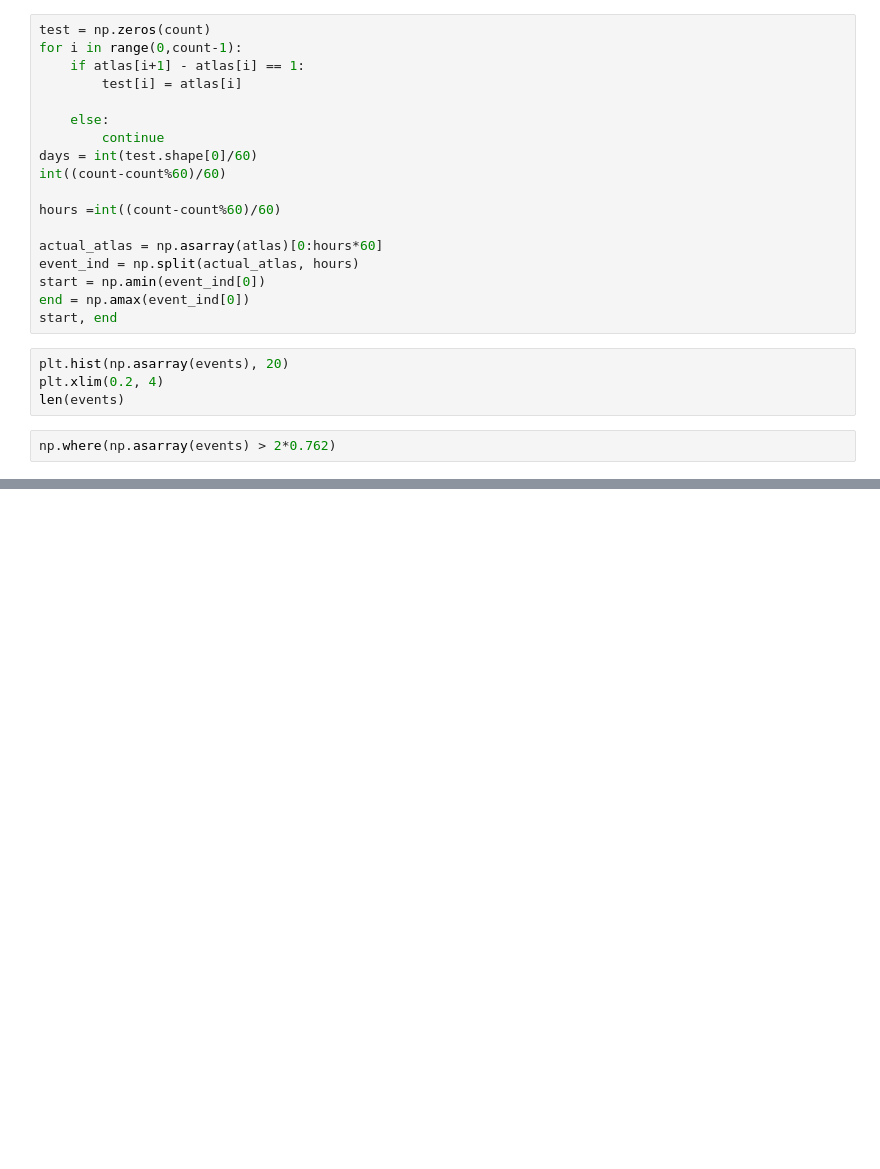
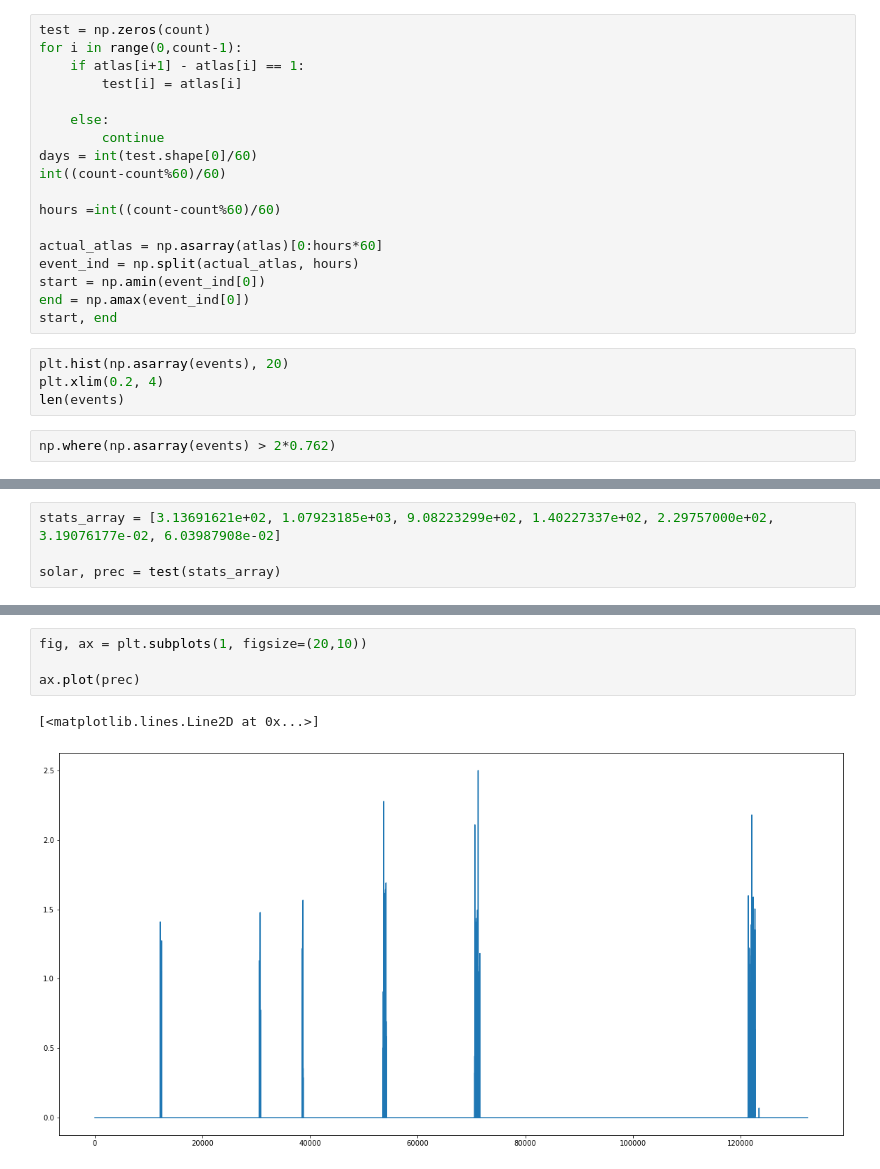
Before and after one commit to adam-bauer-34/climate-simp, a Jupyter notebook: OLLA/playground.ipynb, the cells around one changed output, grey strips where cells are left out. Drawn from its saved outputs; the diff is of its cells as text; blank space fills up the shorter version.

```diff
--- a/OLLA/playground.ipynb
+++ b/OLLA/playground.ipynb
@@ -521,0 +688,4 @@ np.where(np.asarray(events) > 2*0.762)
+# %%
+stats_array = [3.13691621e+02, 1.07923185e+03, 9.08223299e+02, 1.40227337e+02, 2.29757000e+02, 3.19076177e-02, 6.03987908e-02]
+
+solar, prec = test(stats_array)
@@ -521,0 +712,7 @@ np.where(np.asarray(events) > 2*0.762)
+# %%
+fig, ax = plt.subplots(1, figsize=(20,10))
+
+ax.plot(prec)
+# %% [output]
+[<matplotlib.lines.Line2D at 0x...>]
+[figure, added]
```
Also changed, not shown: parts of 15 cells of this notebook, 4 other files.
